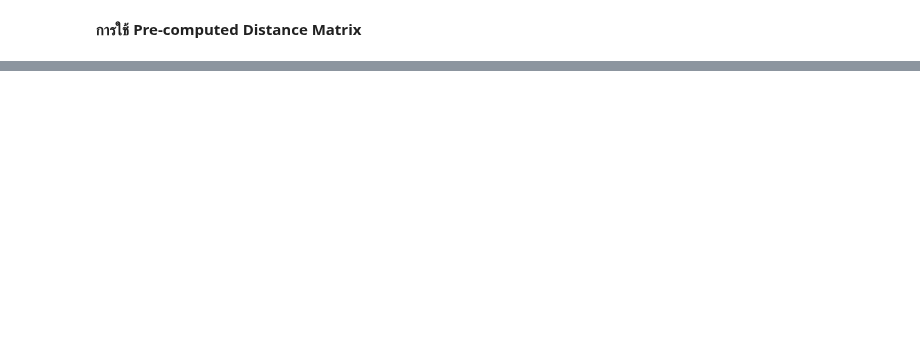
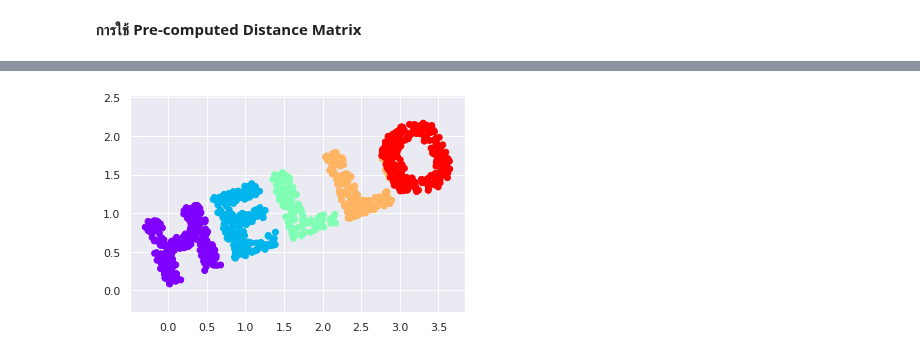
Before and after one commit to kittimaxz/multivariate, a Jupyter notebook: Chapter_4_MDS.ipynb, the cells around one changed output, grey strips where cells are left out. Saved outputs shown, nothing was run; the diff lists cells and outputs as text; code cells hidden in the pictures; blank space fills up the shorter version.

```diff
--- a/Chapter_4_MDS.ipynb
+++ b/Chapter_4_MDS.ipynb
@@ -133,0 +193,6 @@ plt.legend()
+# %%
+X2 = rotate(X, 20)
+plt.scatter(X2[:, 0], X2[:, 1], **colorize)
+plt.axis('equal');
+# %% [output]
+[figure, added]
```
Also changed, not shown: parts of 27 cells of this notebook.
